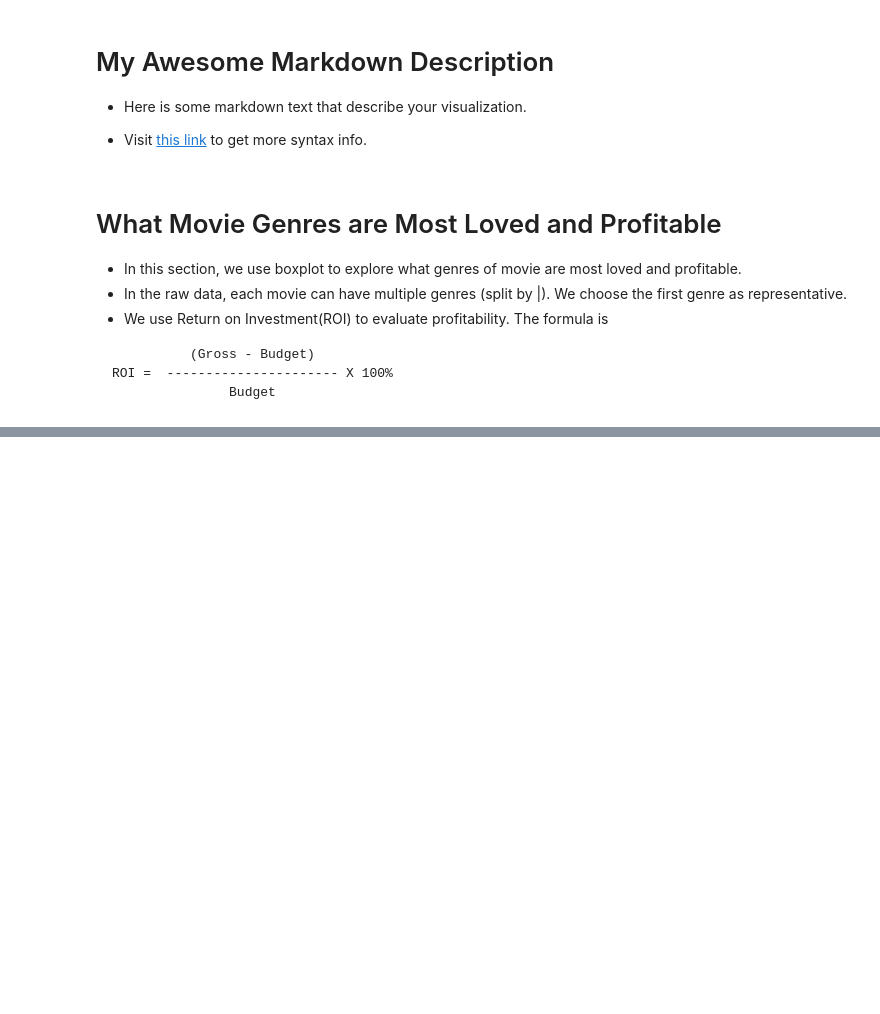
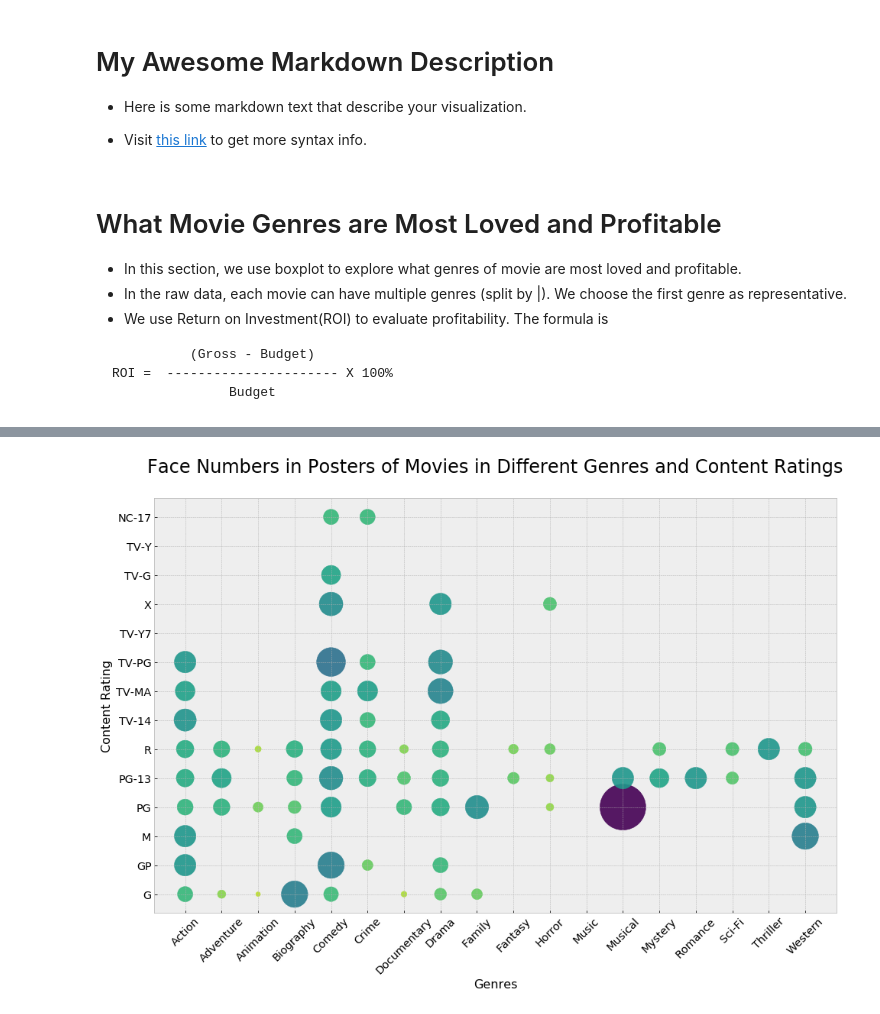
Before and after one commit to thitta/IS590DV-Group-Project, a Jupyter notebook: core.ipynb, the cells around one changed output, grey strips where cells are left out. Saved outputs shown, nothing was run; the diff lists cells and outputs as text; code cells hidden in the pictures; blank space fills up the shorter version.

Commit message:
[ADD] add face number in poster analysis

```diff
--- a/core.ipynb
+++ b/core.ipynb
@@ -166,0 +172,40 @@ plt.show()
+# %%
+# ===== data process =====
+
+# sub dataframe
+sub_df = df[["genres","content_rating","facenumber_in_poster"]].dropna()
+
+# extract top-level genres
+sub_df["genres"] = sub_df["genres"].str.split("|").str[0]
+
+# filter valid content ratings
+invalid_content_ratings = ["Unrated", "Not Rated", "Approved", "Passed"]
+sub_df = sub_df[np.isin(sub_df["content_rating"], invalid_content_ratings, invert=True)]
+
+# aggregrate for scatter plot
+sub_df = sub_df.groupby(["genres", "content_rating"]).mean()
+genres = []
+content_ratings = []
+for genre, content_rating in sub_df.index.tolist():
+    genres.append(genre)
+    content_ratings.append(content_rating)
+num_faces = sub_df.values
+# %%
+# ===== plot: Face Numbers in Posters v.s. Genres v.s. Content Ratings =====
+
+# plot parameters
+areas = num_faces * 400
+colors = (10 - np.sqrt(num_faces * 2)).transpose()[0]
+
+# plot
+plt.scatter(genres, content_ratings, s=areas, marker="o", c=colors, alpha=0.9)
+
+# style
+plt.title("Face Numbers in Posters of Movies in Different Genres and Content Ratings", y=1.05)
+plt.xlabel("Genres")
+plt.ylabel("Content Rating")
+plt.xticks(rotation=45)
+
+plt.show()
+# %% [output]
+[figure, added]
```
Also changed, not shown: parts of 4 cells of this notebook.
